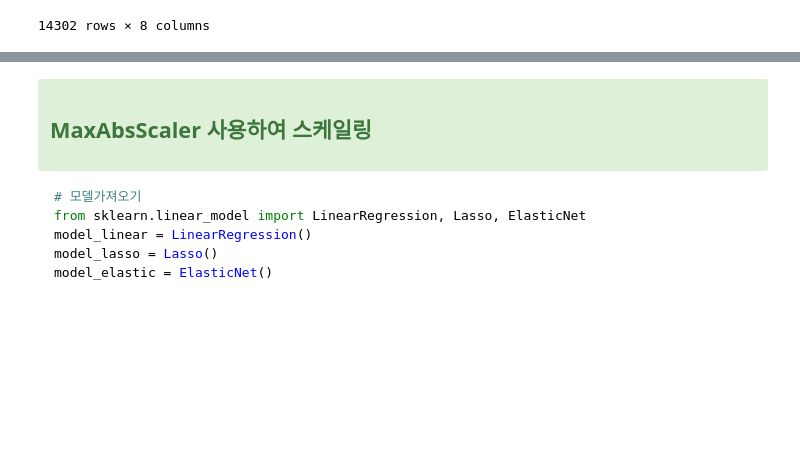
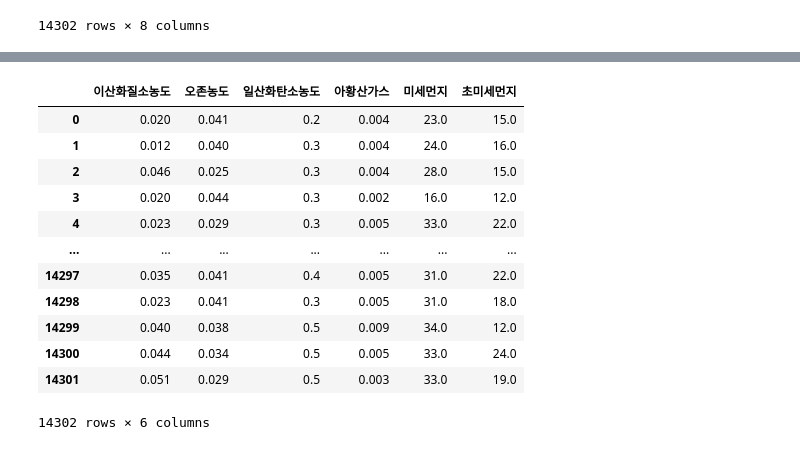
Before and after one commit to hoesungryu/blockchain-devML-course, a Jupyter notebook: code/Day04/Day04_03_Preprocessing_fillna.ipynb, the cells around one changed output, grey strips where cells are left out. Drawn from its saved outputs; the diff is of its cells as text; code cells hidden in the pictures; blank space fills up the shorter version.

````diff
--- a/code/Day04/Day04_03_Preprocessing_fillna.ipynb
+++ b/code/Day04/Day04_03_Preprocessing_fillna.ipynb
@@ -125,13 +152,21 @@ from sklearn.preprocessing import MaxAbsScaler
-# %% [markdown]
-<div class="alert alert-success" data-title="">
-  <h2><i class="fa fa-tasks" aria-hidden="true"></i>  MaxAbsScaler 사용하여 스케일링
-  </h2>
-</div>
-
-```python
-# 모델가져오기
-from sklearn.linear_model import LinearRegression, Lasso, ElasticNet
-model_linear = LinearRegression()
-model_lasso = Lasso()
-model_elastic = ElasticNet()
-```
+# %%
+raw_data = pd.read_csv('../../data/seoul_pollution.csv',
+                       encoding='CP949', engine='python')
+# %%
+# 삭제
+raw_data = raw_data.drop(['측정일시', '측정소명'], axis=1)
+raw_data
+# %% [output]
+|  | 이산화질소농도 | 오존농도 | 일산화탄소농도 | 아황산가스 | 미세먼지 | 초미세먼지 |
+| 0 | 0.020 | 0.041 | 0.2 | 0.004 | 23.0 | 15.0 |
+| 1 | 0.012 | 0.040 | 0.3 | 0.004 | 24.0 | 16.0 |
+| 2 | 0.046 | 0.025 | 0.3 | 0.004 | 28.0 | 15.0 |
+| 3 | 0.020 | 0.044 | 0.3 | 0.002 | 16.0 | 12.0 |
+| 4 | 0.023 | 0.029 | 0.3 | 0.005 | 33.0 | 22.0 |
+| ... | ... | ... | ... | ... | ... | ... |
+| 14297 | 0.035 | 0.041 | 0.4 | 0.005 | 31.0 | 22.0 |
+| 14298 | 0.023 | 0.041 | 0.3 | 0.005 | 31.0 | 18.0 |
+| 14299 | 0.040 | 0.038 | 0.5 | 0.009 | 34.0 | 12.0 |
+| 14300 | 0.044 | 0.034 | 0.5 | 0.005 | 33.0 | 24.0 |
+| 14301 | 0.051 | 0.029 | 0.5 | 0.003 | 33.0 | 19.0 |
+14302 rows × 6 columns
````
Also changed, not shown: parts of 20 cells of this notebook, 18 other files.
